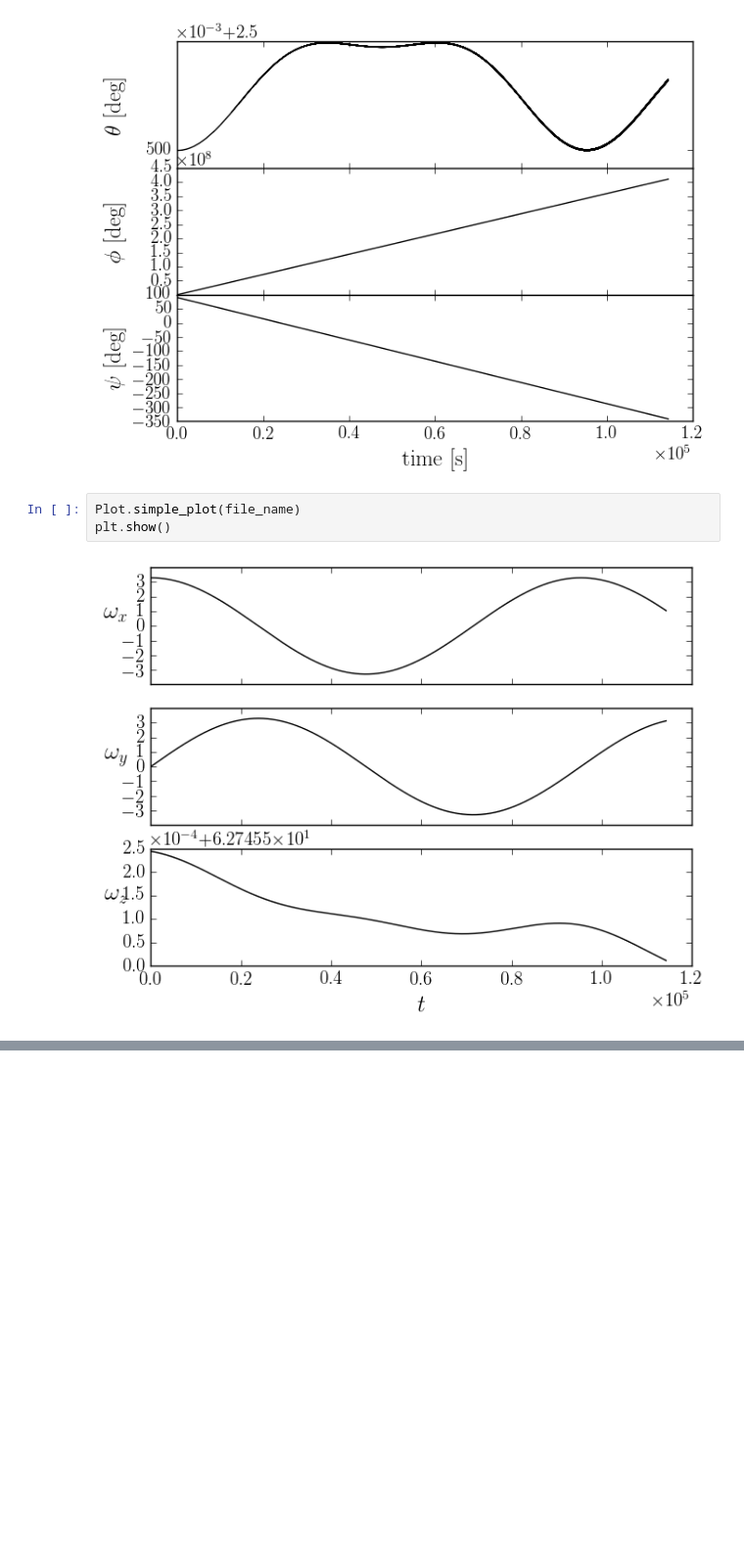
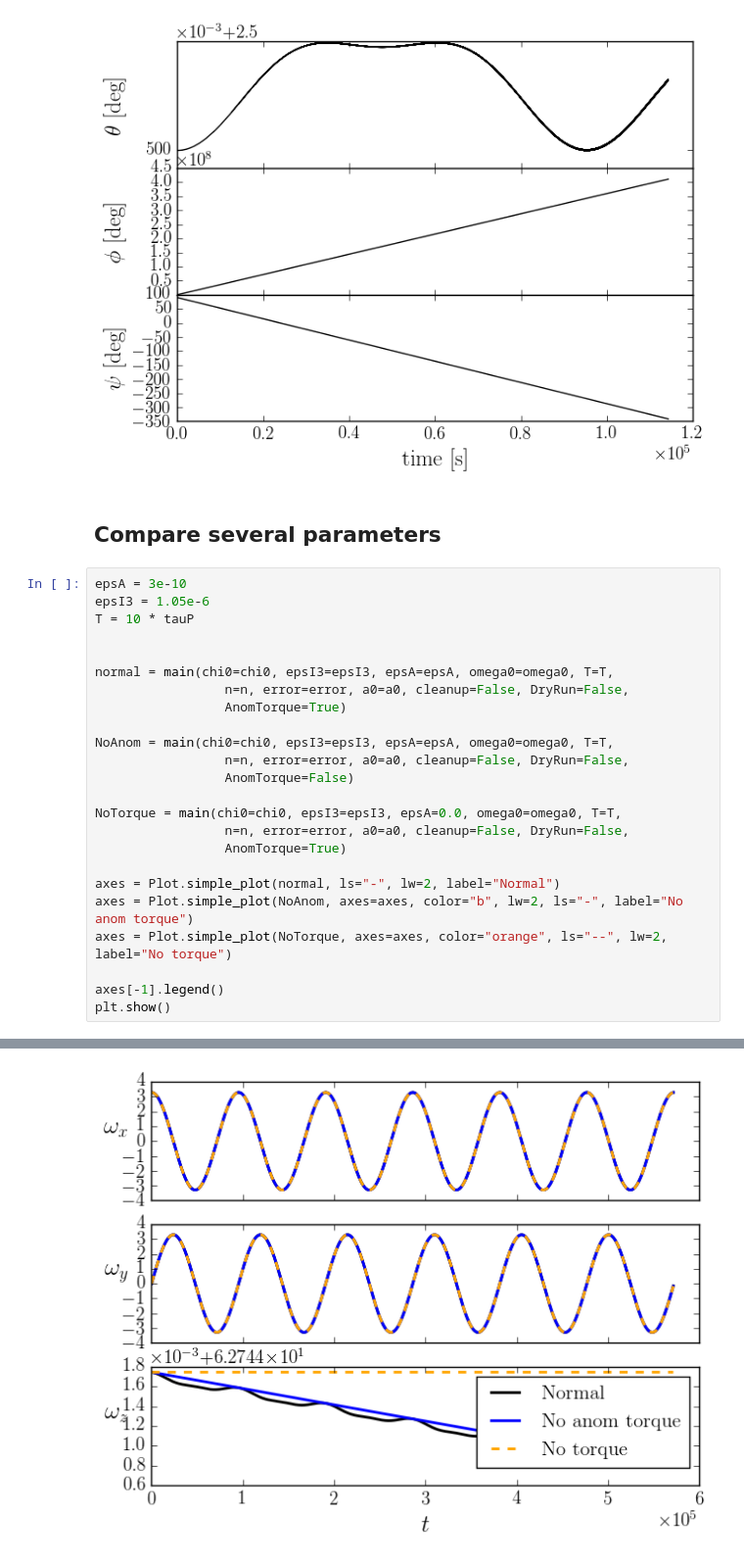
Before and after one commit to GregoryAshton/neutron_star_modelling, a Jupyter notebook: SpindownRate/LearningAboutSpindown.ipynb, the cells around one changed output, grey strips where cells are left out. Shown at 98% size. Cells and saved outputs as stored; diff of their text form; blank space fills up the shorter version.

```diff
--- a/SpindownRate/LearningAboutSpindown.ipynb
+++ b/SpindownRate/LearningAboutSpindown.ipynb
@@ -90,8 +90,30 @@ plt.show()
 # %% [output]
 BETA FUNCTION IS USED
 [figure]
-# %%
-Plot.simple_plot(file_name)
-plt.show()
-# %% [output]
-[figure, removed]
+# %% [markdown]
+## Compare several parameters
+# %%
+epsA = 3e-10
+epsI3 = 1.05e-6
+T = 10 * tauP
+
+
+normal = main(chi0=chi0, epsI3=epsI3, epsA=epsA, omega0=omega0, T=T,
+                 n=n, error=error, a0=a0, cleanup=False, DryRun=False,
+                 AnomTorque=True)
+
+NoAnom = main(chi0=chi0, epsI3=epsI3, epsA=epsA, omega0=omega0, T=T,
+                 n=n, error=error, a0=a0, cleanup=False, DryRun=False,
+                 AnomTorque=False)
+
+NoTorque = main(chi0=chi0, epsI3=epsI3, epsA=0.0, omega0=omega0, T=T,
+                 n=n, error=error, a0=a0, cleanup=False, DryRun=False,
+                 AnomTorque=True)
+
+axes = Plot.simple_plot(normal, ls="-", lw=2, label="Normal")
+axes = Plot.simple_plot(NoAnom, axes=axes, color="b", lw=2, ls="-", label="No anom torque")
+axes = Plot.simple_plot(NoTorque, axes=axes, color="orange", ls="--", lw=2, label="No torque")
+
+axes[-1].legend()
+plt.show()
+# %% [output]
@@ -97,0 +123 @@ plt.show()
+[figure, added]
```
Also changed, not shown: parts of 5 cells of this notebook.
